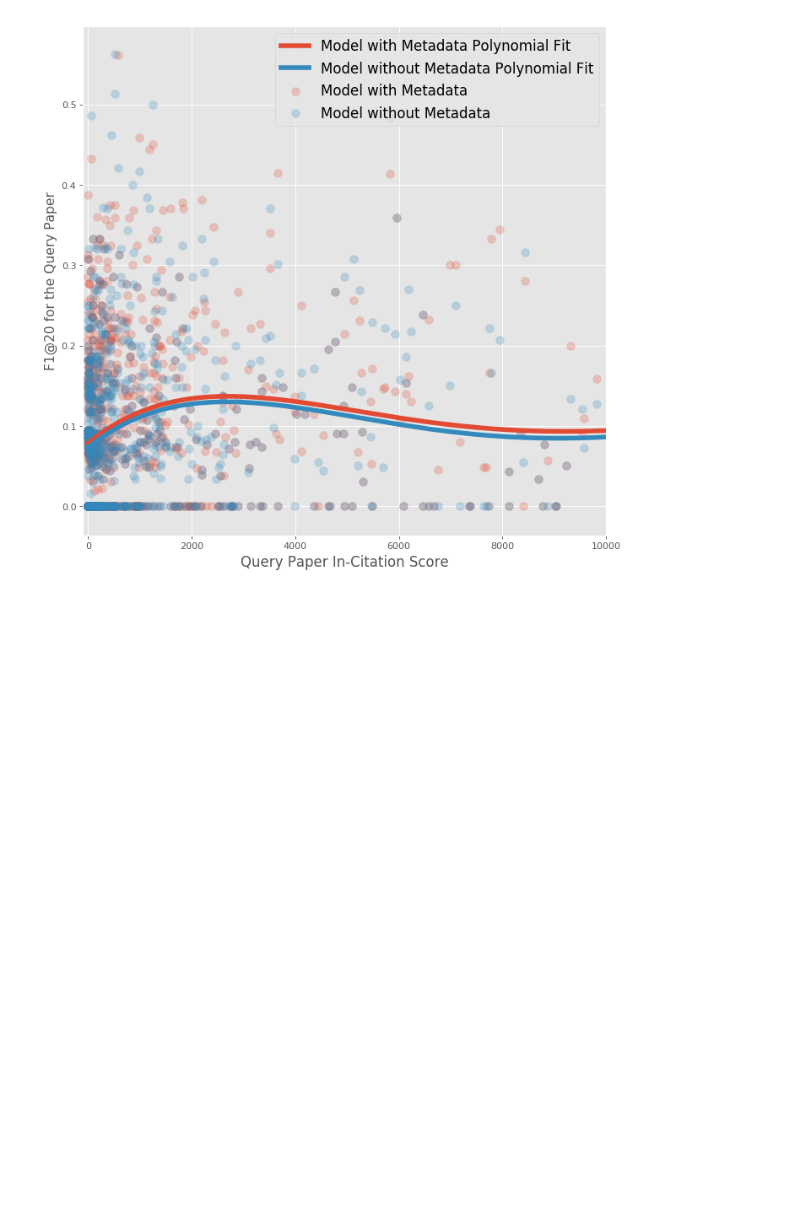
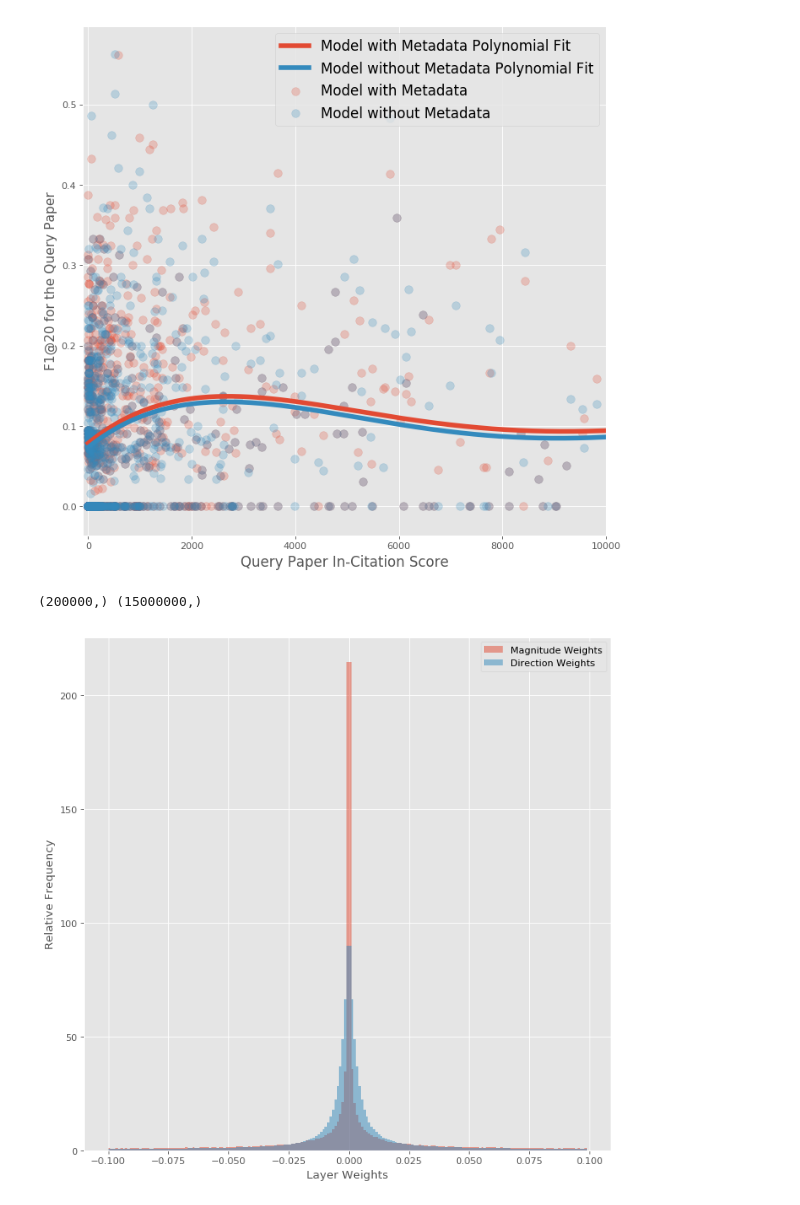
Before and after one commit to allenai/citeomatic, a Jupyter notebook: citeomatic/scripts/bias_experiments.ipynb, the cells around one changed output. Saved outputs shown, nothing was run; the diff lists cells and outputs as text; code cells hidden in the pictures; blank space fills up the shorter version.

```diff
--- a/citeomatic/scripts/bias_experiments.ipynb
+++ b/citeomatic/scripts/bias_experiments.ipynb
@@ -288,3 +318,44 @@ with plt.style.context('ggplot'):
     plt.show()
 # %% [output]
 [figure]
+# %%
+'''
+PART 2
+
+And now for something completely different!
+We will now examine the magnitude of the mag-dir embedding layer,
+and figure out which words have 0 weights,
+and which words have the largest weights.
+'''
+# magnitude weights
+m = models1['citeomatic']
+mag_weights = m.layers_by_depth[11][1].get_weights()[0][1:].T[0]
+mag_weights /= np.max(np.abs(mag_weights))
+dir_weights = m.layers_by_depth[12][0].get_weights()[0][1:]
+dir_weights = dir_weights.flatten()/np.max(np.abs(dir_weights))
+
+# invert the word to index lookup
+index_to_words = {}
+for word, index in featurizer1.word_indexer.word_to_index.items():
+    index_to_words[index] = word
+
+# turn into a numpy array
+words = [''] * len(mag_weights)
+for i in range(len(mag_weights)):
+    words[i] = index_to_words[i+1]
+words = np.array(words)
+
+print(mag_weights.shape, embed_weights.shape)
+# %% [output]
+(200000,) (15000000,)
+# %%
+with plt.style.context('ggplot'):
+    plt.figure(0, figsize=(10, 10), dpi=80)
+    plt.hist(mag_weights, np.arange(-0.1, 0.1, 0.001), alpha=0.5, normed=True, label='Magnitude Weights')
+    plt.hist(dir_weights.flatten(), np.arange(-0.1, 0.1, 0.001), alpha=0.5, normed=True, label='Direction Weights')
+    plt.xlabel('Layer Weights')
+    plt.ylabel('Relative Frequency')
+    plt.legend()
+    plt.show()
+# %% [output]
+[figure, added]
```
Also changed, not shown: parts of 4 cells of this notebook.
